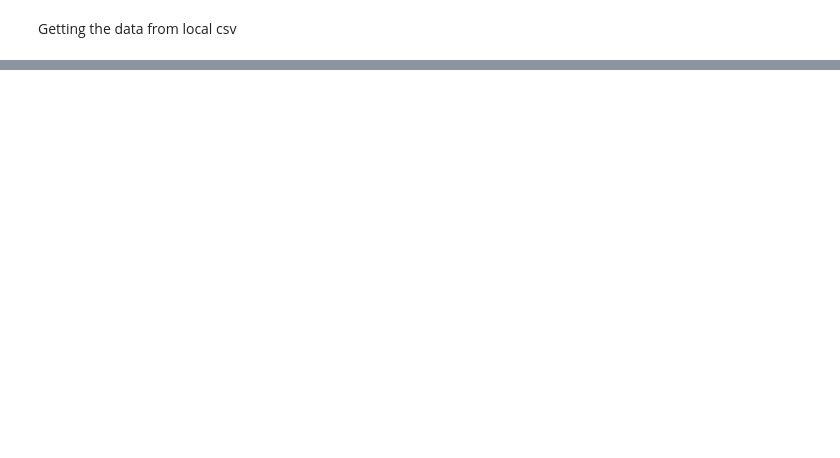
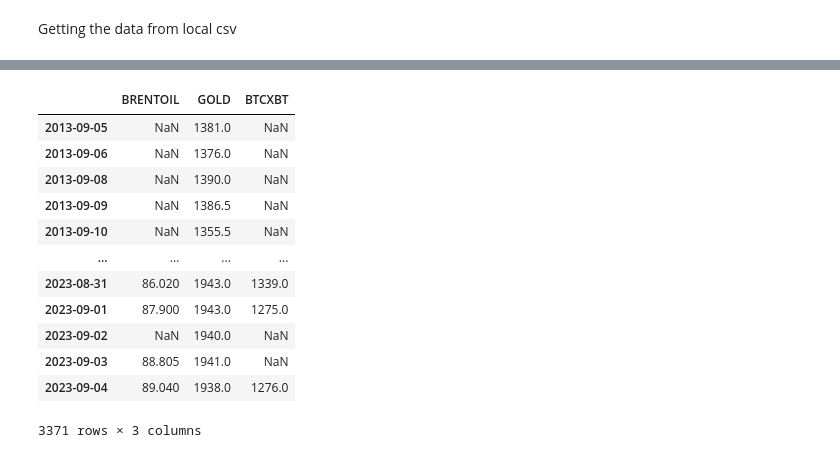
Before and after one commit to bjarkeh97/investment, a Jupyter notebook: project/backtest.ipynb, the cells around one changed output, grey strips where cells are left out. Drawn from its saved outputs; the diff is of its cells as text; code cells hidden in the pictures; blank space fills up the shorter version.

```diff
--- a/project/backtest.ipynb
+++ b/project/backtest.ipynb
@@ -19,0 +37,17 @@ mypath = "C:/Users/Bruger\Code/quantitative_investment/data_nasdaq"
+# %%
+df_nordnet = pd.concat([nordnet_data.get_csv(path) for path in nordnet_paths], axis=1)
+df_nordnet
+# %% [output]
+|  | BRENTOIL | GOLD | BTCXBT |
+| 2013-09-05 | NaN | 1381.0 | NaN |
+| 2013-09-06 | NaN | 1376.0 | NaN |
+| 2013-09-08 | NaN | 1390.0 | NaN |
+| 2013-09-09 | NaN | 1386.5 | NaN |
+| 2013-09-10 | NaN | 1355.5 | NaN |
+| ... | ... | ... | ... |
+| 2023-08-31 | 86.020 | 1943.0 | 1339.0 |
+| 2023-09-01 | 87.900 | 1943.0 | 1275.0 |
+| 2023-09-02 | NaN | 1940.0 | NaN |
+| 2023-09-03 | 88.805 | 1941.0 | NaN |
+| 2023-09-04 | 89.040 | 1938.0 | 1276.0 |
+3371 rows × 3 columns
```
Also changed, not shown: parts of 6 cells of this notebook, 9 other files.
